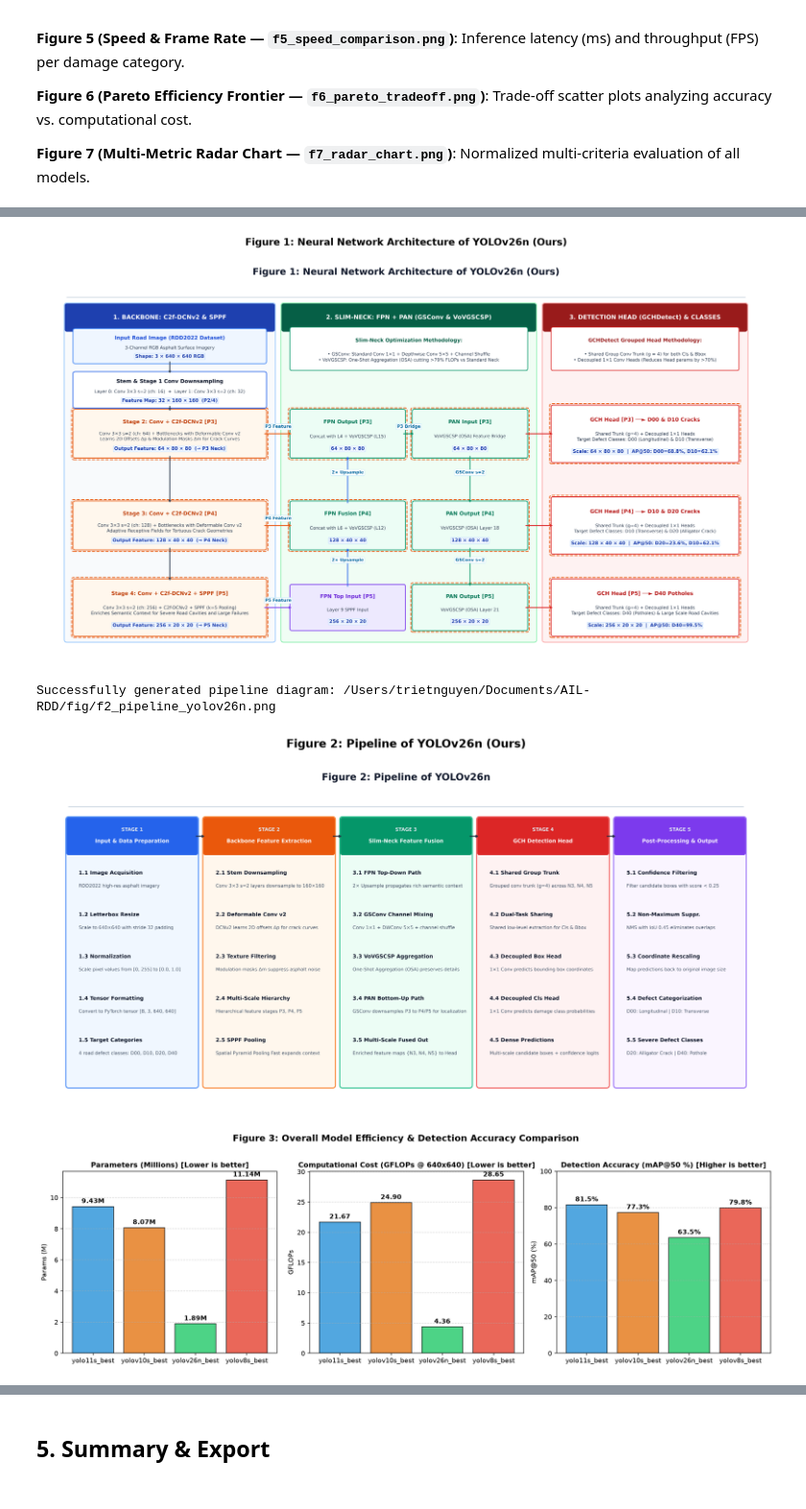
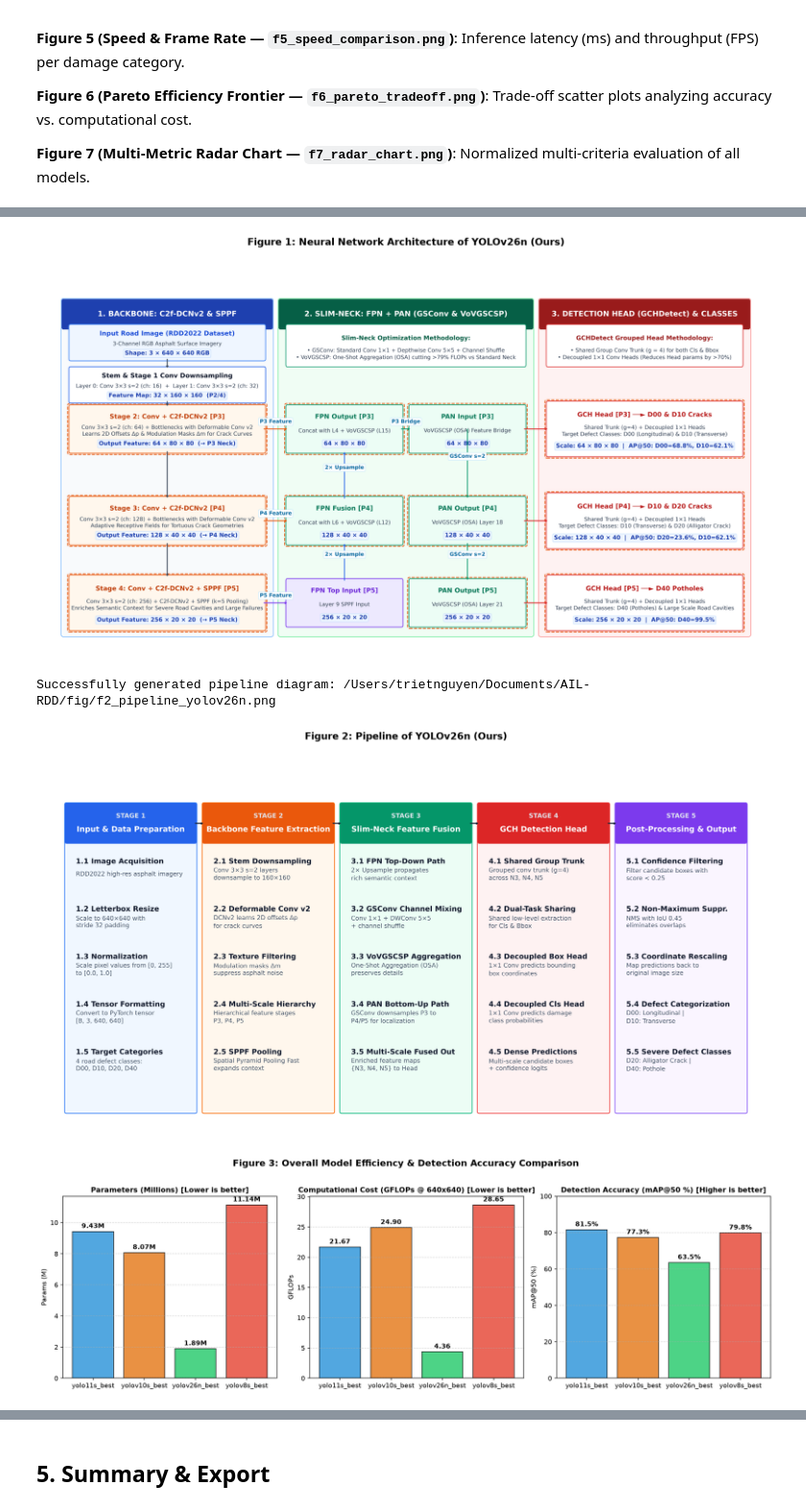
Before and after one commit to trietnguyen2611/AIL-RDD, a Jupyter notebook: benchmark/benchmark.ipynb, the cells around one changed output, grey strips where cells are left out. Shown at 96% size. Cells and saved outputs as stored; diff of their text form; code cells hidden in the pictures.

```diff
--- a/benchmark/benchmark.ipynb
+++ b/benchmark/benchmark.ipynb
@@ -628,10 +628,6 @@ else:
         ax.axis('off')
         ax.add_patch(patches.Rectangle((0, 0), 30, 16.5, facecolor='#FFFFFF'))
 
-        # Title with 40% larger font (24 -> 34pt), exact user text preserved
-        ax.text(15.0, 15.7, 'Figure 1: Neural Network Architecture of YOLOv26n (Ours)',
-                fontsize=34, fontweight='bold', ha='center', va='center', color='#0F172A')
-        ax.plot([0.8, 29.2], [15.0, 15.0], color='#CBD5E1', lw=2.5)
 
         # Section card background helper (+40% font: 15.5 -> 22pt)
         def draw_section_card(x, y, w, h, title, title_bg='#1E40AF', card_bg='#F8FAFC', border_color='#93C5FD'):
@@ -817,10 +813,6 @@ else:
         ax.axis('off')
         ax.add_patch(patches.Rectangle((0, 0), 35, 18.5, facecolor='#FFFFFF'))
 
-        # Header with 50pt font, exact user text preserved
-        ax.text(17.5, 17.4, 'Figure 2: Pipeline of YOLOv26n',
-                fontsize=50.0, fontweight='bold', ha='center', va='center', color='#0F172A')
-        ax.plot([1.0, 34.0], [16.5, 16.5], color='#CBD5E1', lw=3.0)
 
         # 5 Sequential Stages - Exact user content preserved with neat 2-line wraps
         stages = [
@@ -1108,34 +1100,34 @@ else:
     for idx, d in enumerate(combined_data):
         p_eff = 1.0 - (d['params_m'] / (max_param * 1.2))
         g_eff = 1.0 - (d['gflops'] / (max_flop * 1.2))
         m50_norm = d['map50'] / 100.0
         d00_norm = d['ap50_per_class'].get('D00', 0.0) / 100.0
         d10_norm = d['ap50_per_class'].get('D10', 0.0) / 100.0
         d20_norm = d['ap50_per_class'].get('D20', 0.0) / 100.0
         d40_norm = d['ap50_per_class'].get('D40', 0.0) / 100.0
 
         values = [p_eff, g_eff, m50_norm, d00_norm, d10_norm, d20_norm, d40_norm]
         values += values[:1]
         ax_r.plot(angles, values, linewidth=2, linestyle='solid', label=d['model_name'], color=model_colors[idx])
         ax_r.fill(angles, values, color=model_colors[idx], alpha=0.15)
 
     ax_r.set_theta_offset(np.pi / 2)
     ax_r.set_theta_direction(-1)
     ax_r.tick_params(pad=18)
     plt.xticks(angles[:-1], radar_categories, fontsize=10, fontweight='bold')
     ax_r.set_rlabel_position(0)
     plt.yticks([0.2, 0.4, 0.6, 0.8, 1.0], ['0.2', '0.4', '0.6', '0.8', '1.0'], color='grey', size=8)
     plt.ylim(0, 1.05)
     plt.title('Figure 7: Multi-Criteria Radar Chart (Normalized 0.0 - 1.0 Scale)', fontsize=14, fontweight='bold', y=1.12)
     plt.legend(loc='upper right', bbox_to_anchor=(1.30, 1.12), fontsize=10)
     plt.tight_layout()
     fig_radar.savefig(PLOTS_DIR / 'f7_radar_chart.png', bbox_inches='tight', dpi=300)
     plt.show()
     print(f'Saved 7 high-resolution visualization figures (f1 - f7) to: {PLOTS_DIR}')
 # %% [output]
 Successfully generated architecture diagram: /Users/trietnguyen/Documents/AIL-RDD/fig/f1_architecture_yolov26n.png
-[figure, old version]
+[figure, new version]
 Successfully generated pipeline diagram: /Users/trietnguyen/Documents/AIL-RDD/fig/f2_pipeline_yolov26n.png
-[figure, old version]
+[figure, new version]
 [figure]
 [figure]
```
Also changed, not shown: parts of 3 cells of this notebook, 7 other files.
